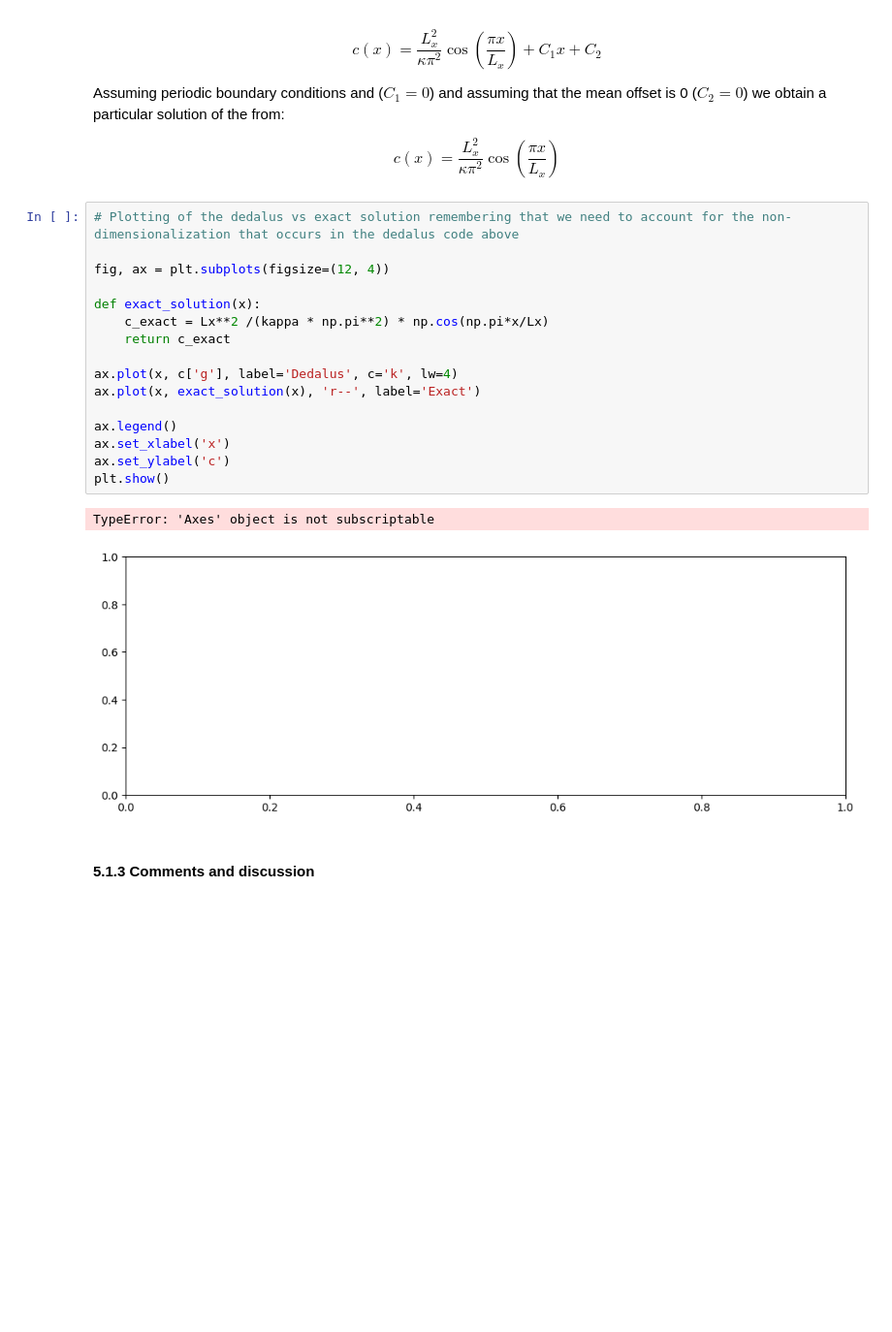
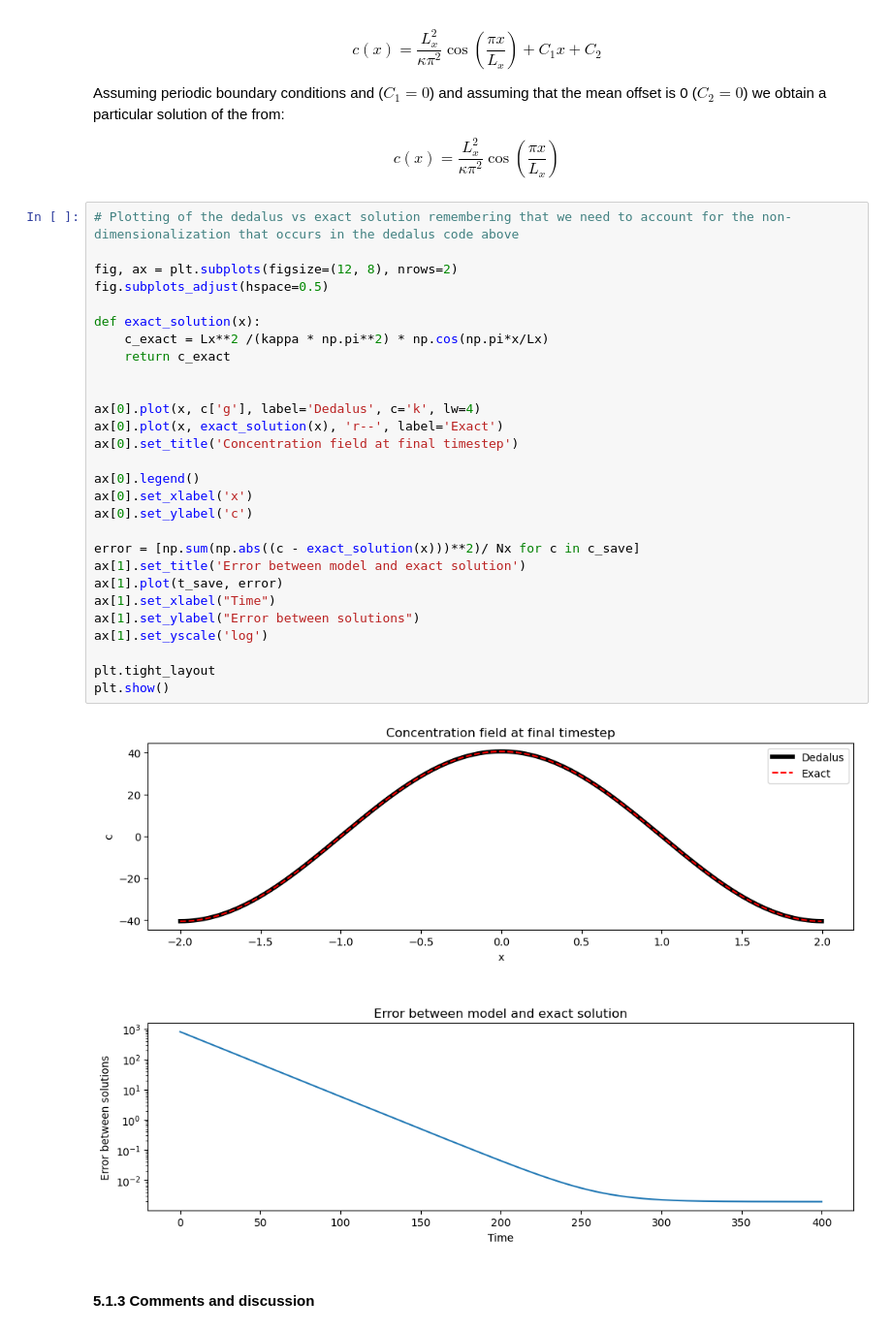
Before and after one commit to maxcharvey/QCES_LNM_projects, a Jupyter notebook: Project1_dedalus.ipynb, the cells around one changed output. Shown at 97% size. Drawn from its saved outputs; the diff is of its cells as text; blank space fills up the shorter version.

```diff
--- a/Project1_dedalus.ipynb
+++ b/Project1_dedalus.ipynb
@@ -457,21 +460,32 @@ $$c(x) = \frac{L_x^2}{\kappa \pi^2}\cos(\frac{\pi x}{L_x})$$
 # %%
 # Plotting of the dedalus vs exact solution remembering that we need to account for the non-dimensionalization that occurs in the dedalus code above
 
-fig, ax = plt.subplots(figsize=(12, 4))
+fig, ax = plt.subplots(figsize=(12, 8), nrows=2)
+fig.subplots_adjust(hspace=0.5)
 
 def exact_solution(x):
     c_exact = Lx**2 /(kappa * np.pi**2) * np.cos(np.pi*x/Lx)
     return c_exact
 
-ax.plot(x, c['g'], label='Dedalus', c='k', lw=4)
-ax.plot(x, exact_solution(x), 'r--', label='Exact')
 
-ax.legend()
-ax.set_xlabel('x')
-ax.set_ylabel('c')
+ax[0].plot(x, c['g'], label='Dedalus', c='k', lw=4)
+ax[0].plot(x, exact_solution(x), 'r--', label='Exact')
+ax[0].set_title('Concentration field at final timestep')
+
+ax[0].legend()
+ax[0].set_xlabel('x')
+ax[0].set_ylabel('c')
+
+error = [np.sum(np.abs((c - exact_solution(x)))**2)/ Nx for c in c_save]
+ax[1].set_title('Error between model and exact solution')
+ax[1].plot(t_save, error)
+ax[1].set_xlabel("Time")
+ax[1].set_ylabel("Error between solutions")
+ax[1].set_yscale('log')
+
+plt.tight_layout
 plt.show()
 # %% [output]
-TypeError: 'Axes' object is not subscriptable
-[figure, old version]
+[figure, new version]
 # %% [markdown]
 #### 5.1.3 Comments and discussion
```
Also changed, not shown: parts of 12 cells of this notebook, 1 other file.
